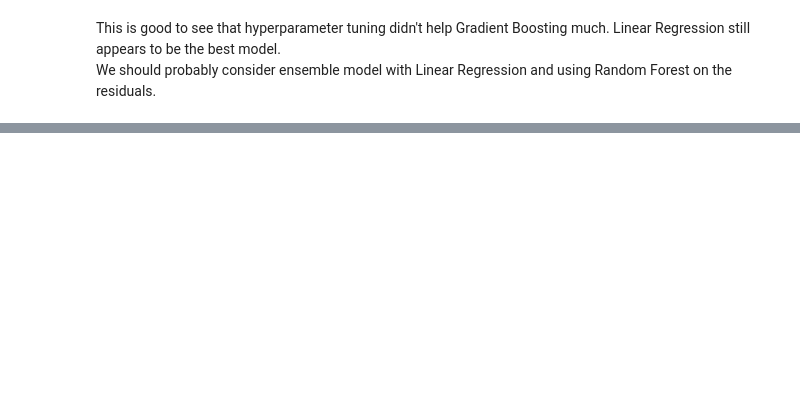
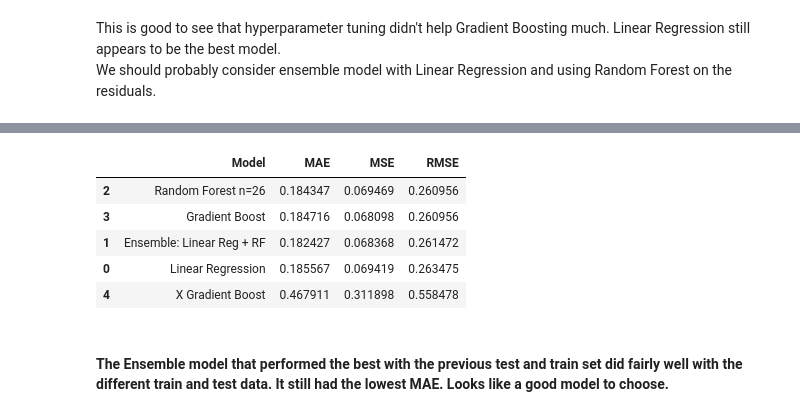
Before and after one commit to shahinrostami/Shopify-CLV, a Jupyter notebook: Cap2_PreProcessing_Modeling.ipynb, the cells around one changed output, grey strips where cells are left out. Saved outputs shown, nothing was run; the diff lists cells and outputs as text; code cells hidden in the pictures; blank space fills up the shorter version.

```diff
--- a/Cap2_PreProcessing_Modeling.ipynb
+++ b/Cap2_PreProcessing_Modeling.ipynb
@@ -1107,0 +1172,3 @@ We should probably consider ensemble model with Linear Regression and using Rand
+# %%
+# new performance dataframe to record scores
+valid = pd.DataFrame(columns=['Model', 'MAE', 'MSE', 'RMSE'])
@@ -1107,0 +1259,16 @@ We should probably consider ensemble model with Linear Regression and using Rand
+# %%
+# run the GB
+
+# create regressor
+reg14_gb = GradientBoostingRegressor(min_samples_leaf=40, random_state=0)
+model14_gb = reg14_gb.fit(X2_train, y2_train)
+# use regressor to predict on test data
+y_pred14_gb = reg14_gb.predict(X2_test)
+# compare test data for a score - Mean Absolute Error
+MAE = mean_absolute_error(y2_test, y_pred14_gb)
+# Mean Squared Error
+MSE = mean_squared_error(y2_test, y_pred14_gb)
+# root mean squared error
+RMSE = m7_MSE**0.5
+valid = valid.append({'Model':'Gradient Boost', 'MAE':m7_MAE, 'MSE':m7_MSE, 'RMSE':m7_RMSE}, ignore_index=True)
+valid.sort_values('RMSE', ascending=True)
@@ -1107,0 +1281,25 @@ We should probably consider ensemble model with Linear Regression and using Rand
+# %%
+# run XGB
+
+# initiate the XGB Regressor
+xg_reg = xgb.XGBRegressor(objective ='reg:squarederror', colsample_bytree = 0.3, learning_rate = 0.1,
+                max_depth = 5, alpha = 10, n_estimators = 10)
+# fit the model
+xg_reg.fit(X2_train,y2_train)
+# predict on the model
+y_pred1_xgb = xg_reg.predict(X2_test)
+# get scores of the model
+m8_MAE = mean_absolute_error(y2_test, y_pred1_xgb)
+m8_MSE = mean_squared_error(y2_test, y_pred1_xgb)
+m8_RMSE = m8_MSE**0.5
+valid = valid.append({'Model':'X Gradient Boost', 'MAE':m8_MAE, 'MSE':m8_MSE, 'RMSE':m8_RMSE}, ignore_index=True)
+valid.sort_values('RMSE', ascending=True)
+# %% [output]
+|  | Model | MAE | MSE | RMSE |
+| 2 | Random Forest n=26 | 0.184347 | 0.069469 | 0.260956 |
+| 3 | Gradient Boost | 0.184716 | 0.068098 | 0.260956 |
+| 1 | Ensemble: Linear Reg + RF | 0.182427 | 0.068368 | 0.261472 |
+| 0 | Linear Regression | 0.185567 | 0.069419 | 0.263475 |
+| 4 | X Gradient Boost | 0.467911 | 0.311898 | 0.558478 |
+# %% [markdown]
+#### The Ensemble model that performed the best with the previous test and train set did fairly well with the different train and test data. It still had the lowest MAE. Looks like a good model to choose.
```
Also changed, not shown: parts of 35 cells of this notebook.
